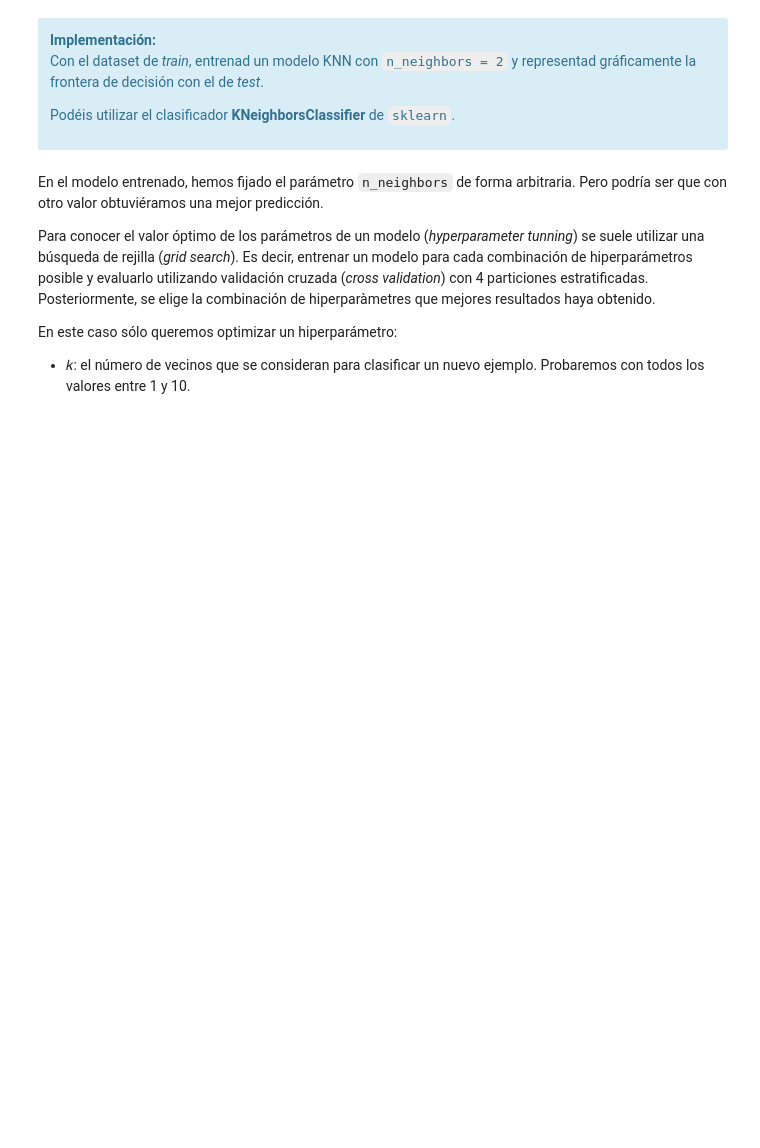
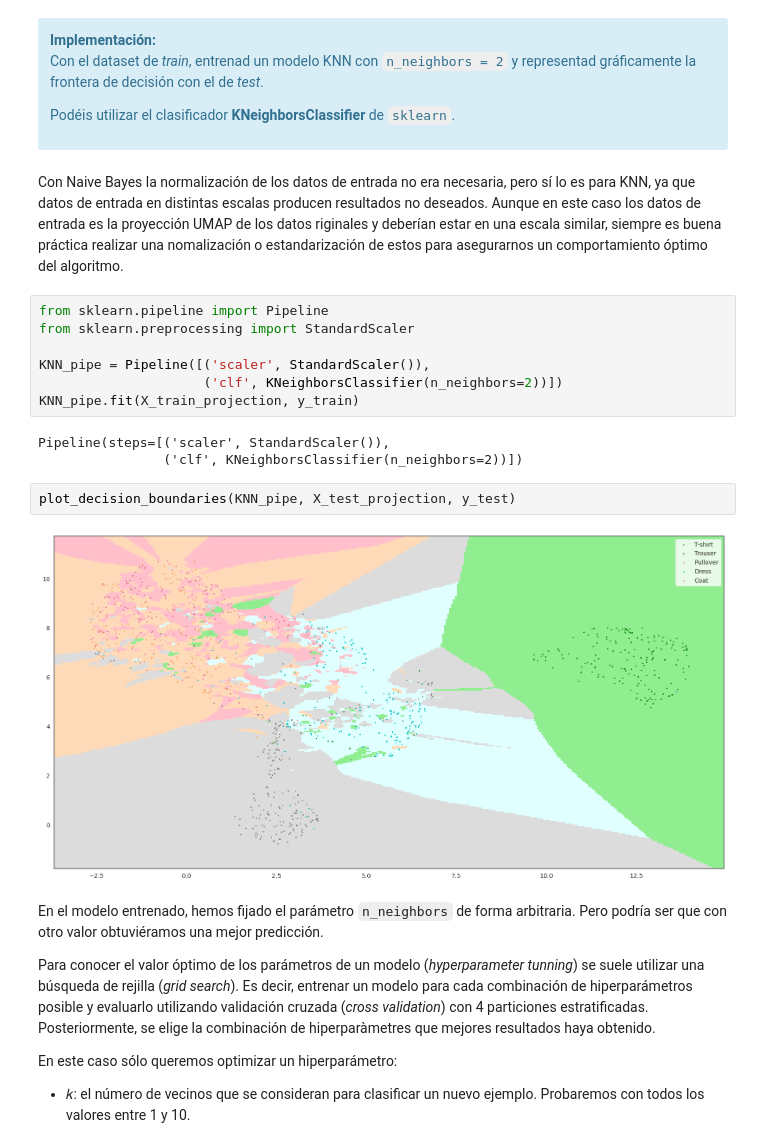
Before and after one commit to gvillalba86/AdvancedDataMininig, a Jupyter notebook: PEC3/20221_M2.855_PEC3_gvillalbaa.ipynb, the cells around one changed output. Cells and saved outputs as stored; diff of their text form; blank space fills up the shorter version.

```diff
--- a/PEC3/20221_M2.855_PEC3_gvillalbaa.ipynb
+++ b/PEC3/20221_M2.855_PEC3_gvillalbaa.ipynb
@@ -225,6 +258,22 @@ Con el dataset de _train_, entrenad un modelo KNN con `n_neighbors = 2` y repres
 
 Podéis utilizar el clasificador **KNeighborsClassifier** de `sklearn`.
 </div>
+# %% [markdown]
+Con Naive Bayes la normalización de los datos de entrada no era necesaria, pero sí lo es para KNN, ya que datos de entrada en distintas escalas producen resultados no deseados. Aunque en este caso los datos de entrada es la proyección UMAP de los datos riginales y deberían estar en una escala similar, siempre es buena práctica realizar una nomalización o estandarización de estos para asegurarnos un comportamiento óptimo del algoritmo.
+# %%
+from sklearn.pipeline import Pipeline
+from sklearn.preprocessing import StandardScaler
+
+KNN_pipe = Pipeline([('scaler', StandardScaler()),
+                     ('clf', KNeighborsClassifier(n_neighbors=2))])
+KNN_pipe.fit(X_train_projection, y_train)
+# %% [output]
+Pipeline(steps=[('scaler', StandardScaler()),
+                ('clf', KNeighborsClassifier(n_neighbors=2))])
+# %%
+plot_decision_boundaries(KNN_pipe, X_test_projection, y_test)
+# %% [output]
+[figure, added]
 # %% [markdown]
 En el modelo entrenado, hemos fijado el parámetro `n_neighbors` de forma arbitraria. Pero podría ser que con otro valor obtuviéramos una mejor predicción.
 
```
Also changed, not shown: parts of 19 cells of this notebook.
